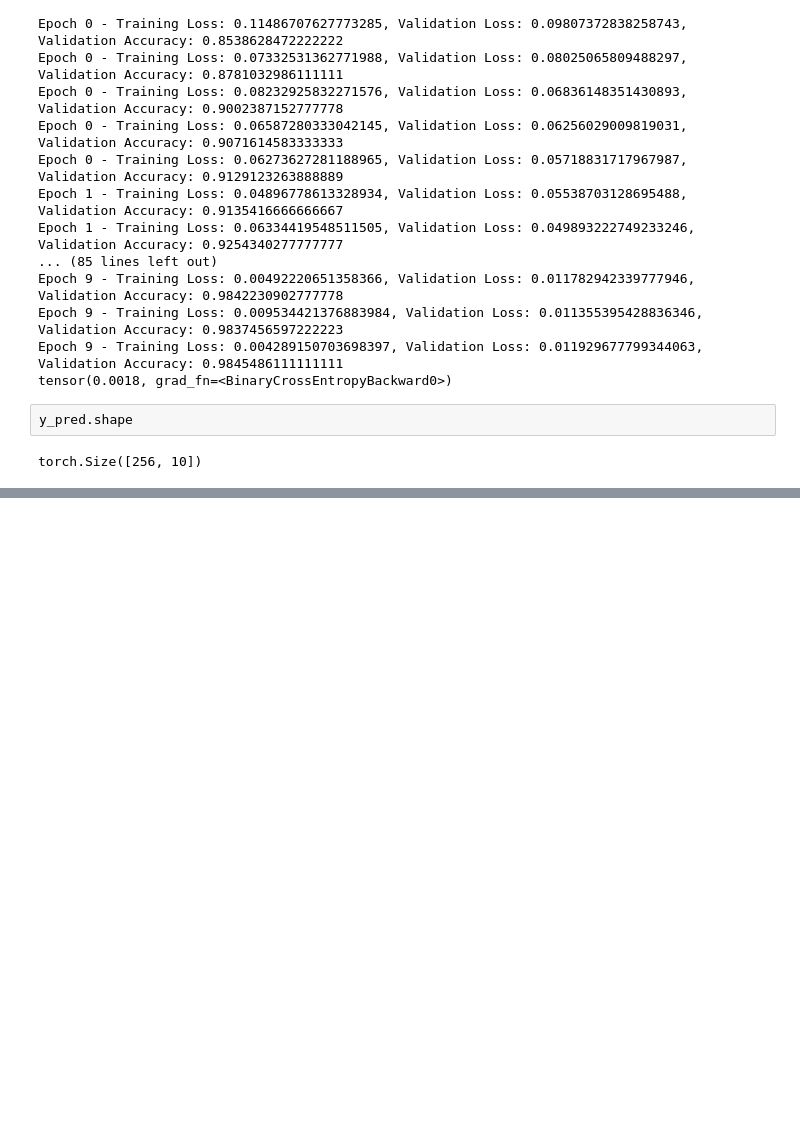
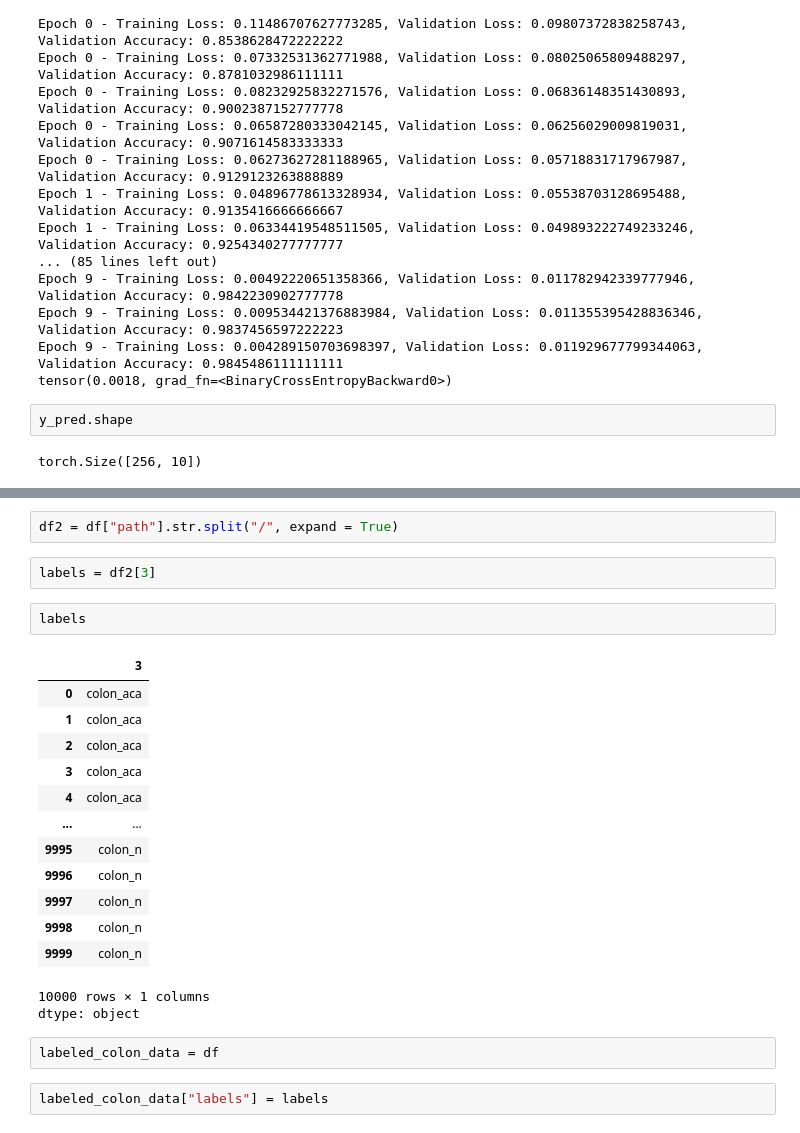
Before and after one commit to Mohamed-Amr-Shalaby/Data-Structures-With-Luqman, a Jupyter notebook: src/NeuralNetworks.ipynb, the cells around one changed output, grey strips where cells are left out. Drawn from its saved outputs; the diff is of its cells as text; blank space fills up the shorter version.

```diff
--- a/src/NeuralNetworks.ipynb
+++ b/src/NeuralNetworks.ipynb
@@ -529,0 +549,25 @@ torch.Size([256, 10])
+# %%
+df2 = df["path"].str.split("/", expand = True)
+# %%
+labels = df2[3]
+# %%
+labels
+# %% [output]
+|  | 3 |
+| 0 | colon_aca |
+| 1 | colon_aca |
+| 2 | colon_aca |
+| 3 | colon_aca |
+| 4 | colon_aca |
+| ... | ... |
+| 9995 | colon_n |
+| 9996 | colon_n |
+| 9997 | colon_n |
+| 9998 | colon_n |
+| 9999 | colon_n |
+10000 rows × 1 columns
+dtype: object
+# %%
+labeled_colon_data = df
+# %%
+labeled_colon_data["labels"] = labels
```
Also changed, not shown: parts of 9 cells of this notebook.
